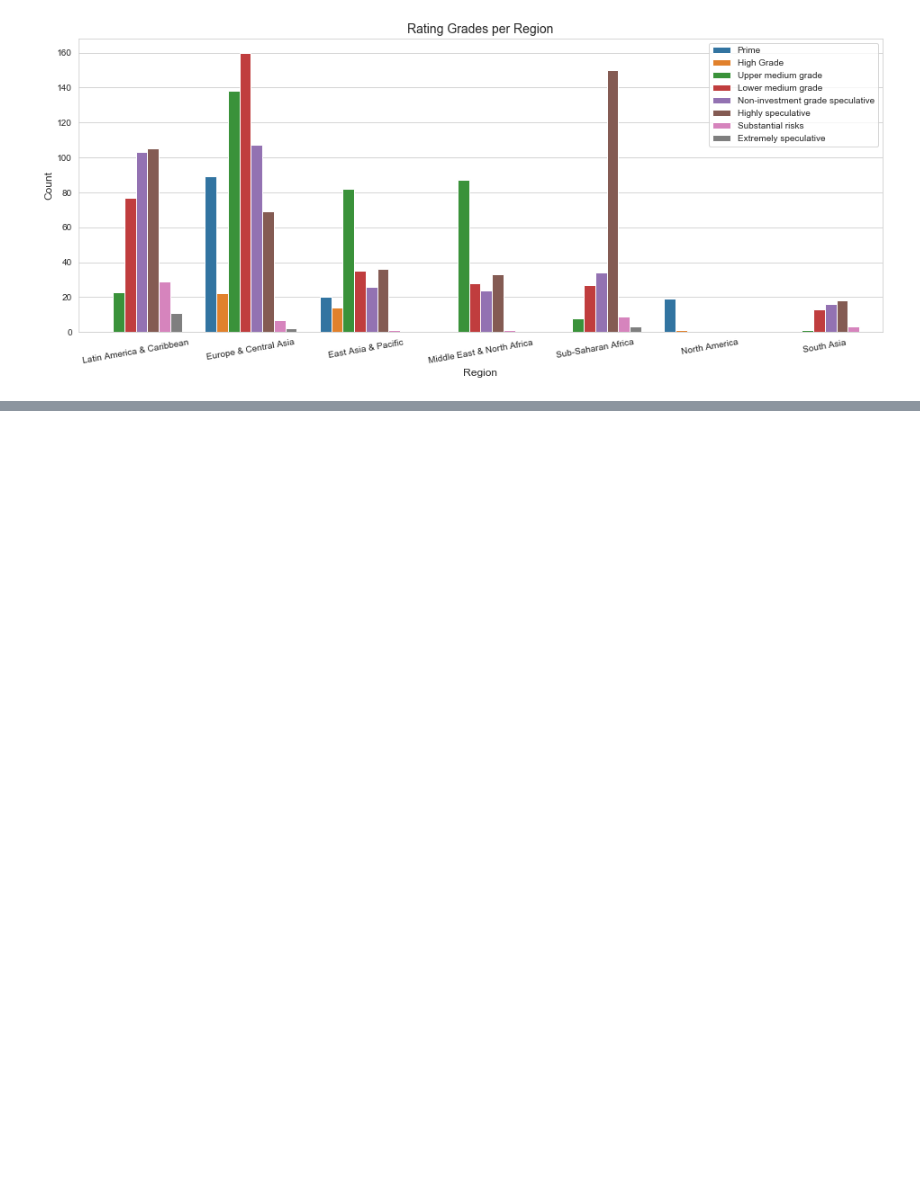
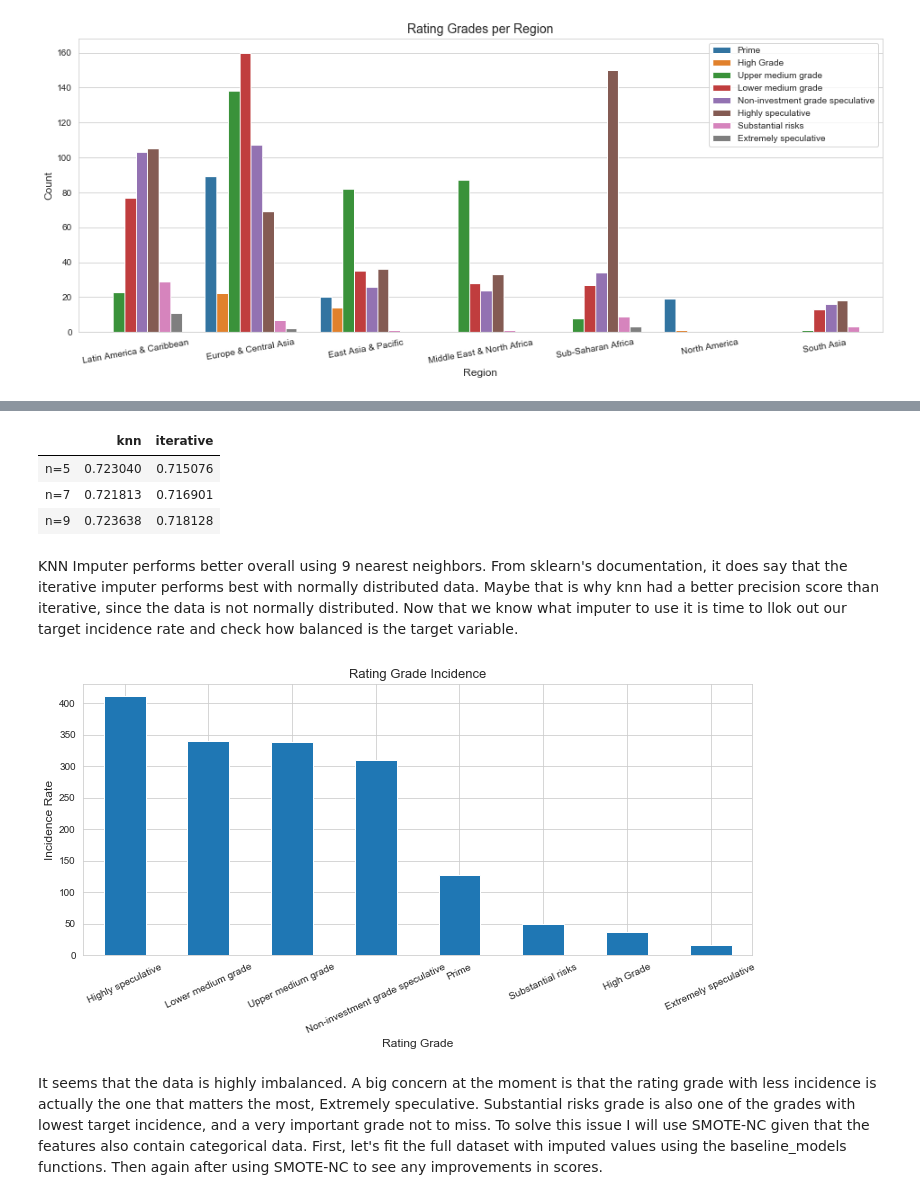
Before and after one commit to feraguilari/WorldBank_Capstone, a Jupyter notebook: notebook.ipynb, the cells around one changed output, grey strips where cells are left out. Saved outputs shown, nothing was run; the diff lists cells and outputs as text; code cells hidden in the pictures; blank space fills up the shorter version.

```diff
--- a/notebook.ipynb
+++ b/notebook.ipynb
@@ -864,0 +960,41 @@ pivot_gov.isna().sum()
+# %%
+knn_scores=[]
+iterative_scores=[]
+for n in [5,7,9]:
+    # Instantiate imputer method for knearneaighbors imputer
+    imputer = KNNImputer(missing_values=np.nan,n_neighbors=n)
+    #Get imputer score on full dataset
+    knn_impute_scores = imputer_scores(imputer, features, target, n_splits=10, scoring='precision_micro')
+    knn_scores.append(knn_impute_scores.mean())
+
+    #Instantiate imputer method foor iterative imputer
+    imputer = IterativeImputer(missing_values=np.nan,random_state=123,
+                           n_nearest_features=6,sample_posterior=True)
+    #Get imputer score on full dataset
+    iterative_impute_scores = imputer_scores(imputer,features, target,n_splits=10,scoring='precision_micro')
+    iterative_scores.append(iterative_impute_scores.mean())
+
+#Get the results into a data frame for comparison
+imputer_results=pd.DataFrame([knn_scores, iterative_scores],
+                      index= ['knn','iterative'],
+                           columns=['n=5','n=7','n=9'])
+imputer_results.transpose()
+# %% [output]
+|  | knn | iterative |
+| n=5 | 0.723040 | 0.715076 |
+| n=7 | 0.721813 | 0.716901 |
+| n=9 | 0.723638 | 0.718128 |
+# %% [markdown]
+KNN Imputer performs better overall using 9 nearest neighbors. From sklearn's documentation, it does say that the iterative imputer performs best with normally distributed data. Maybe that is why knn had a better precision score than iterative, since the data is not normally distributed. Now that we know what imputer to use it is time to llok out our target incidence rate and check how balanced is the target variable.
+# %%
+incidence=pd.DataFrame(data=le.inverse_transform(target),columns=['target'])
+incidence.target.value_counts().plot(kind='bar', figsize=(12,5))
+plt.title('Rating Grade Incidence', fontsize=13)
+plt.ylabel('Incidence Rate', fontsize=12)
+plt.xlabel('Rating Grade', fontsize=12)
+plt.xticks(rotation='25')
+plt.show();
+# %% [output]
+[figure, added]
+# %% [markdown]
+It seems that the data is highly imbalanced. A big concern at the moment is that the rating grade with less incidence is actually the one that matters the most, Extremely speculative. Substantial risks grade is also one of the grades with lowest target incidence, and a very important grade not to miss. To solve this issue I will use SMOTE-NC given that the features also contain categorical data. First, let's fit the full dataset with imputed values using the baseline_models functions. Then again after using SMOTE-NC to see any improvements in scores.
```
Also changed, not shown: parts of 45 cells of this notebook, 2 other files.
